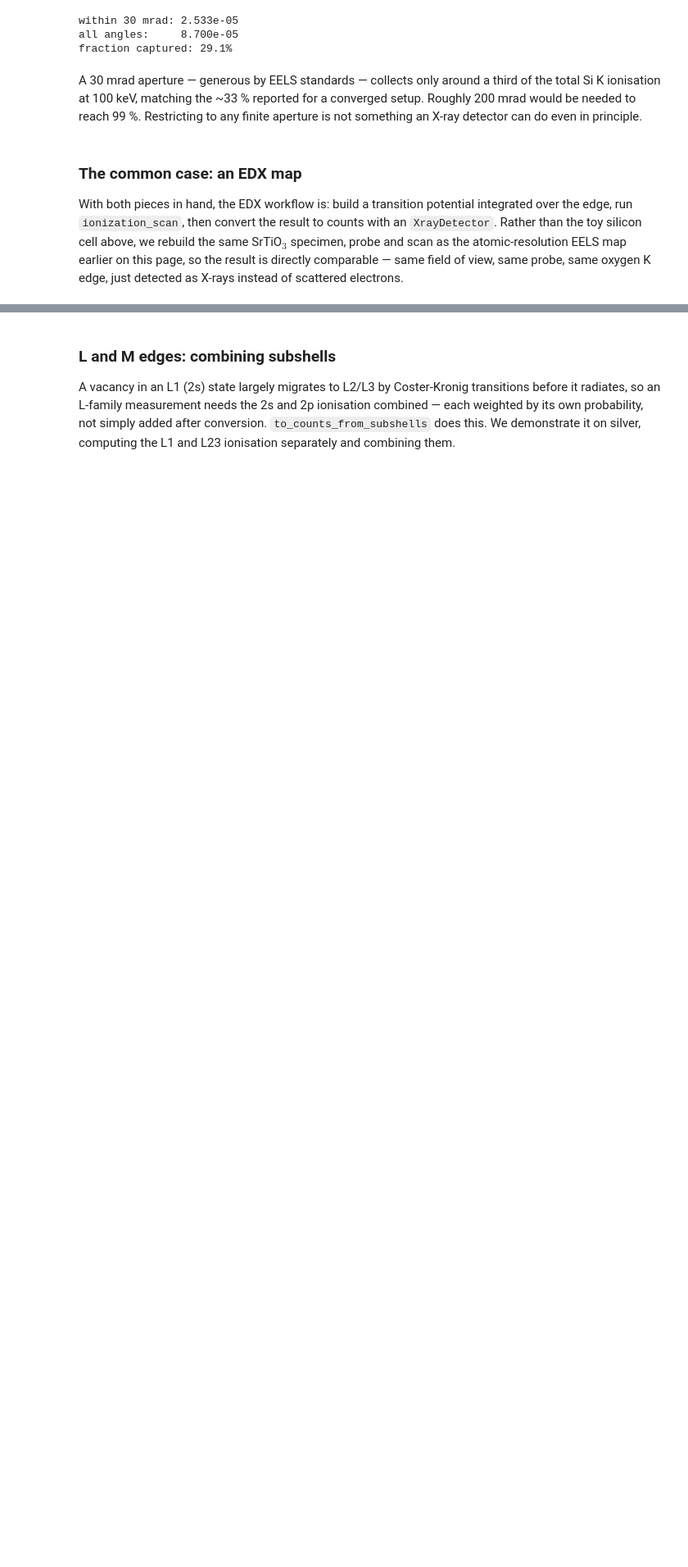
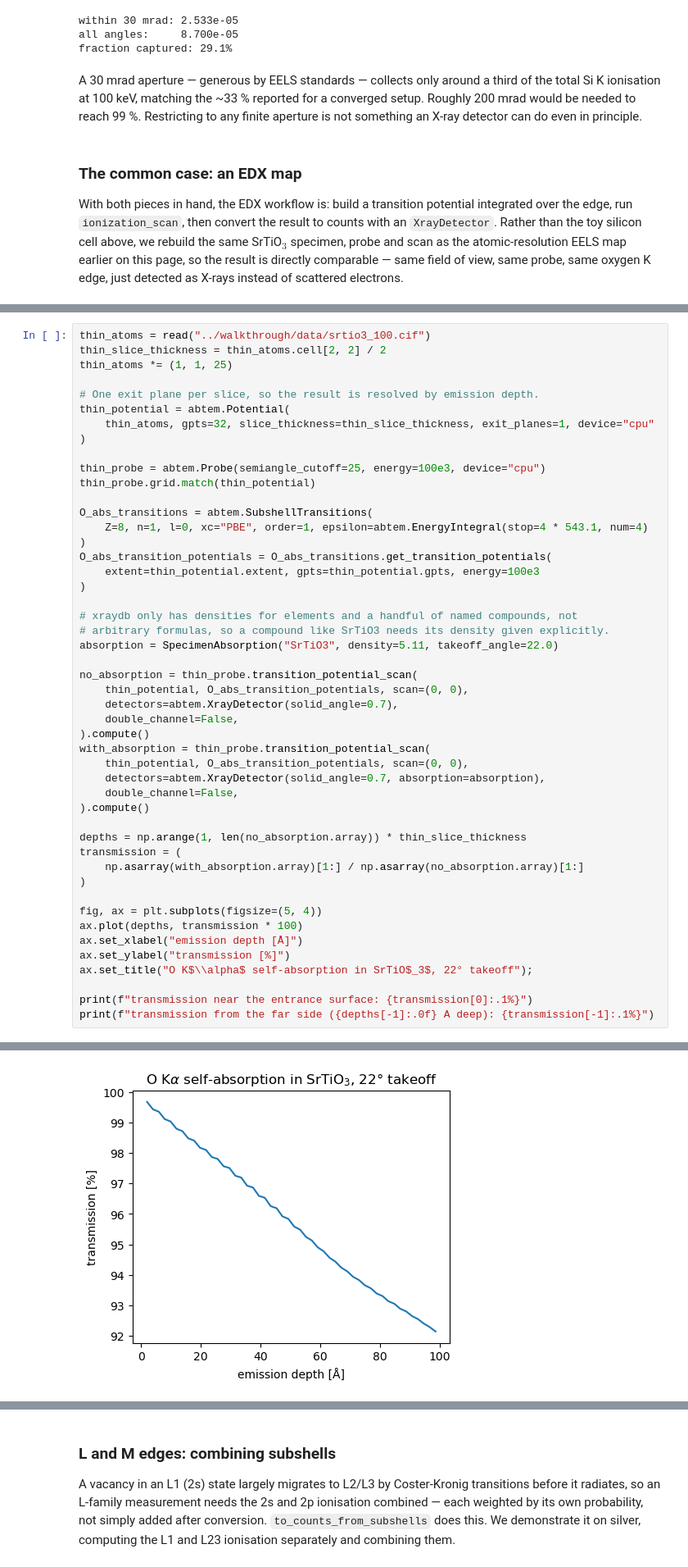
Before and after one commit to abTEM/doc, a Jupyter notebook: docs/user_guide/tutorials/eels_and_edx.ipynb, the cells around one changed output, grey strips where cells are left out. Shown at 82% size. Drawn from its saved outputs; the diff is of its cells as text; blank space fills up the shorter version.

```diff
--- a/docs/user_guide/tutorials/eels_and_edx.ipynb
+++ b/docs/user_guide/tutorials/eels_and_edx.ipynb
@@ -412,0 +416,49 @@ edx_map.show(cbar=True, title="O K$\\alpha$ counts / electron");
+# %%
+thin_atoms = read("../walkthrough/data/srtio3_100.cif")
+thin_slice_thickness = thin_atoms.cell[2, 2] / 2
+thin_atoms *= (1, 1, 25)
+
+# One exit plane per slice, so the result is resolved by emission depth.
+thin_potential = abtem.Potential(
+    thin_atoms, gpts=32, slice_thickness=thin_slice_thickness, exit_planes=1, device="cpu"
+)
+
+thin_probe = abtem.Probe(semiangle_cutoff=25, energy=100e3, device="cpu")
+thin_probe.grid.match(thin_potential)
+
+O_abs_transitions = abtem.SubshellTransitions(
+    Z=8, n=1, l=0, xc="PBE", order=1, epsilon=abtem.EnergyIntegral(stop=4 * 543.1, num=4)
+)
+O_abs_transition_potentials = O_abs_transitions.get_transition_potentials(
+    extent=thin_potential.extent, gpts=thin_potential.gpts, energy=100e3
+)
+
+# xraydb only has densities for elements and a handful of named compounds, not
+# arbitrary formulas, so a compound like SrTiO3 needs its density given explicitly.
+absorption = SpecimenAbsorption("SrTiO3", density=5.11, takeoff_angle=22.0)
+
+no_absorption = thin_probe.transition_potential_scan(
+    thin_potential, O_abs_transition_potentials, scan=(0, 0),
+    detectors=abtem.XrayDetector(solid_angle=0.7),
+    double_channel=False,
+).compute()
+with_absorption = thin_probe.transition_potential_scan(
+    thin_potential, O_abs_transition_potentials, scan=(0, 0),
+    detectors=abtem.XrayDetector(solid_angle=0.7, absorption=absorption),
+    double_channel=False,
+).compute()
+
+depths = np.arange(1, len(no_absorption.array)) * thin_slice_thickness
+transmission = (
+    np.asarray(with_absorption.array)[1:] / np.asarray(no_absorption.array)[1:]
+)
+
+fig, ax = plt.subplots(figsize=(5, 4))
+ax.plot(depths, transmission * 100)
+ax.set_xlabel("emission depth [Å]")
+ax.set_ylabel("transmission [%]")
+ax.set_title("O K$\\alpha$ self-absorption in SrTiO$_3$, 22° takeoff");
+
+print(f"transmission near the entrance surface: {transmission[0]:.1%}")
+print(f"transmission from the far side ({depths[-1]:.0f} A deep): {transmission[-1]:.1%}")
+# %% [output]
@@ -412,0 +467 @@ edx_map.show(cbar=True, title="O K$\\alpha$ counts / electron");
+[figure, added]
```
Also changed, not shown: parts of 4 cells of this notebook.
